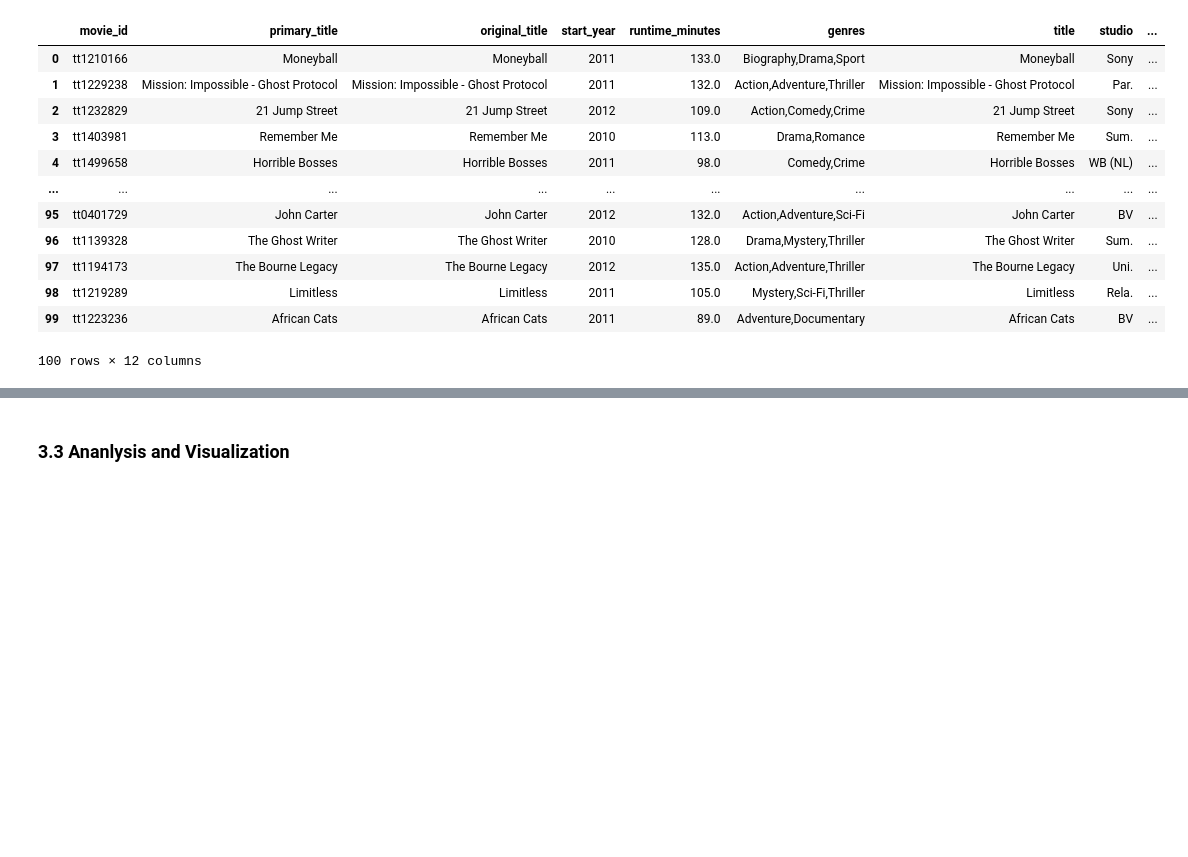
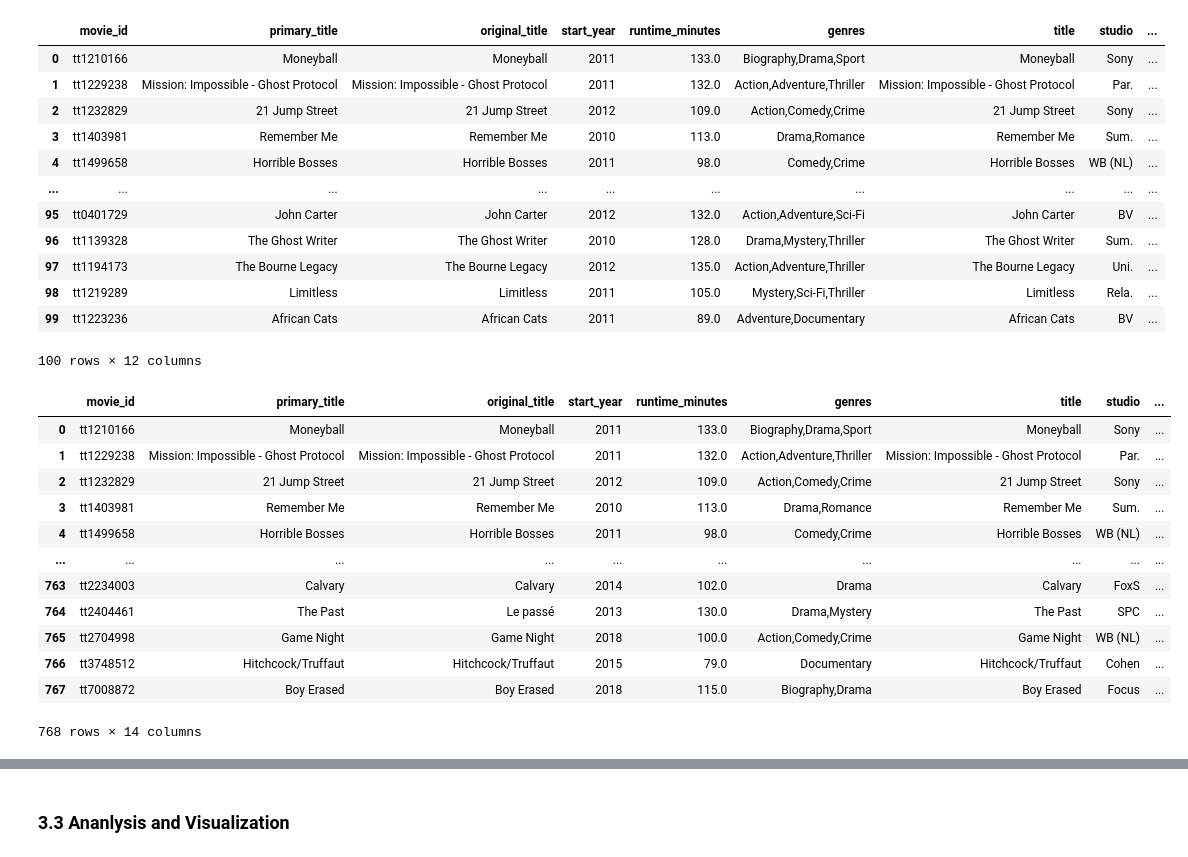
Before and after one commit to phelanthropus/Microsoft-Analysis, a Jupyter notebook: Microsoft Analysis.ipynb, the cells around one changed output, grey strips where cells are left out. Drawn from its saved outputs; the diff is of its cells as text; code cells hidden in the pictures; blank space fills up the shorter version.

```diff
--- a/Microsoft Analysis.ipynb
+++ b/Microsoft Analysis.ipynb
@@ -617,3 +617,35 @@ pd.read_sql(joined_query, conn)
 | 98 | tt1219289 | Limitless | Limitless | 2011 | 105.0 | Mystery,Sci-Fi,Thriller | Limitless | Rela. | ... |
 | 99 | tt1223236 | African Cats | African Cats | 2011 | 89.0 | Adventure,Documentary | African Cats | BV | ... |
 100 rows × 12 columns
+# %%
+import pandas as pd
+import matplotlib.pyplot as plt
+import seaborn as sns
+from sqlalchemy import create_engine
+
+# Connect to the SQLite database using SQLAlchemy
+engine = create_engine('sqlite:///im.db')
+
+# Execute the joined query
+joined_query = """
+    SELECT mb.*, bom.*, mr.averagerating, (bom.foreign_gross + bom.domestic_gross) AS total_gross
+    FROM movie_basics mb
+    INNER JOIN bom ON (mb.primary_title = bom.title OR mb.original_title = bom.title) AND mb.start_year = bom.year
+    INNER JOIN movie_ratings mr ON mb.movie_id = mr.movie_id
+    WHERE mr.numvotes >= 3523.6621669194105 AND mr.averagerating > 6.5 AND bom.domestic_gross > 0;
+"""
+pd.read_sql(joined_query, engine)
+# %% [output]
+|  | movie_id | primary_title | original_title | start_year | runtime_minutes | genres | title | studio | ... |
+| 0 | tt1210166 | Moneyball | Moneyball | 2011 | 133.0 | Biography,Drama,Sport | Moneyball | Sony | ... |
+| 1 | tt1229238 | Mission: Impossible - Ghost Protocol | Mission: Impossible - Ghost Protocol | 2011 | 132.0 | Action,Adventure,Thriller | Mission: Impossible - Ghost Protocol | Par. | ... |
+| 2 | tt1232829 | 21 Jump Street | 21 Jump Street | 2012 | 109.0 | Action,Comedy,Crime | 21 Jump Street | Sony | ... |
+| 3 | tt1403981 | Remember Me | Remember Me | 2010 | 113.0 | Drama,Romance | Remember Me | Sum. | ... |
+| 4 | tt1499658 | Horrible Bosses | Horrible Bosses | 2011 | 98.0 | Comedy,Crime | Horrible Bosses | WB (NL) | ... |
+| ... | ... | ... | ... | ... | ... | ... | ... | ... | ... |
+| 763 | tt2234003 | Calvary | Calvary | 2014 | 102.0 | Drama | Calvary | FoxS | ... |
+| 764 | tt2404461 | The Past | Le passé | 2013 | 130.0 | Drama,Mystery | The Past | SPC | ... |
+| 765 | tt2704998 | Game Night | Game Night | 2018 | 100.0 | Action,Comedy,Crime | Game Night | WB (NL) | ... |
+| 766 | tt3748512 | Hitchcock/Truffaut | Hitchcock/Truffaut | 2015 | 79.0 | Documentary | Hitchcock/Truffaut | Cohen | ... |
+| 767 | tt7008872 | Boy Erased | Boy Erased | 2018 | 115.0 | Biography,Drama | Boy Erased | Focus | ... |
+768 rows × 14 columns
```
Also changed, not shown: parts of 1 cell of this notebook.
